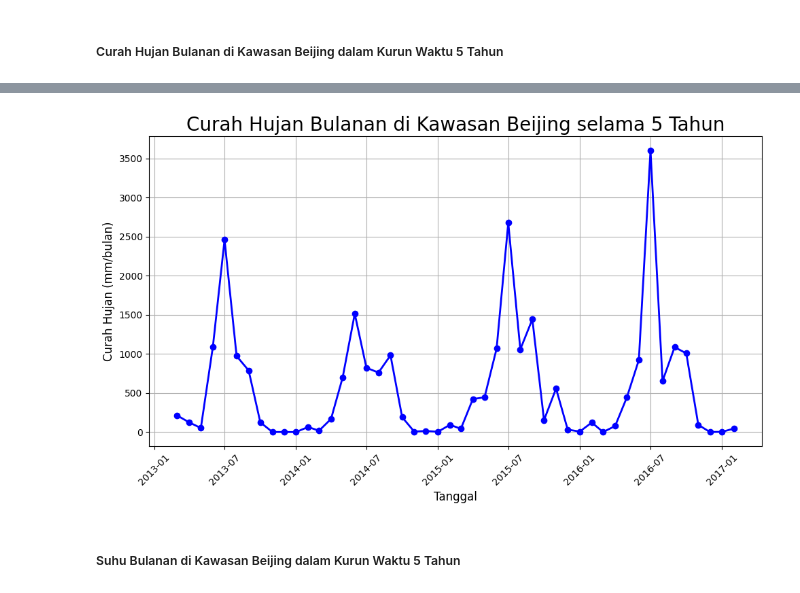
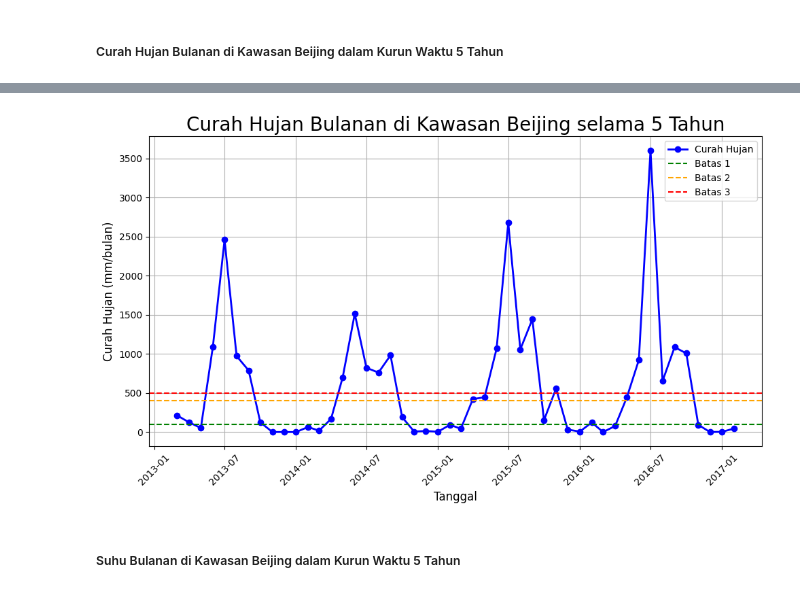
Before and after one commit to QaruzDin/Air-quality-dataset, a Jupyter notebook: Submission/notebook.ipynb, the cells around one changed output, grey strips where cells are left out. Drawn from its saved outputs; the diff is of its cells as text; code cells hidden in the pictures.

Commit message:
Menyelesaikan Visual Data #2 dan menambah kategori tingkat curah hujan pada diagram

```diff
--- a/Submission/notebook.ipynb
+++ b/Submission/notebook.ipynb
@@ -1143,16 +1137,21 @@ bt1, bt2, bt3 = 100, 399, 500
 # %%
 plt.figure(figsize=(10, 6))
 plt.plot(x, y1, marker='o', linewidth=2, label='Curah Hujan', color='blue')
+
+plt.axhline(y=bt1, color='green', linestyle='--', label='Batas 1')
+plt.axhline(y=bt2, color='orange', linestyle='--', label='Batas 2')
+plt.axhline(y=bt3, color='red', linestyle='--', label='Batas 3')
 
 plt.title("Curah Hujan Bulanan di Kawasan Beijing selama 5 Tahun", fontsize=20)
 plt.xlabel("Tanggal", fontsize=12)
 plt.ylabel("Curah Hujan (mm/bulan)", fontsize=12)
 plt.grid(True)
 plt.xticks(rotation=45)
 plt.tight_layout()
+plt.legend()
 plt.show()
 # %% [output]
-[figure, old version]
+[figure, new version]
 # %% [markdown]
 ##### Suhu Bulanan di Kawasan Beijing dalam Kurun Waktu 5 Tahun
 # %%
```
Also changed, not shown: parts of 15 cells of this notebook.
